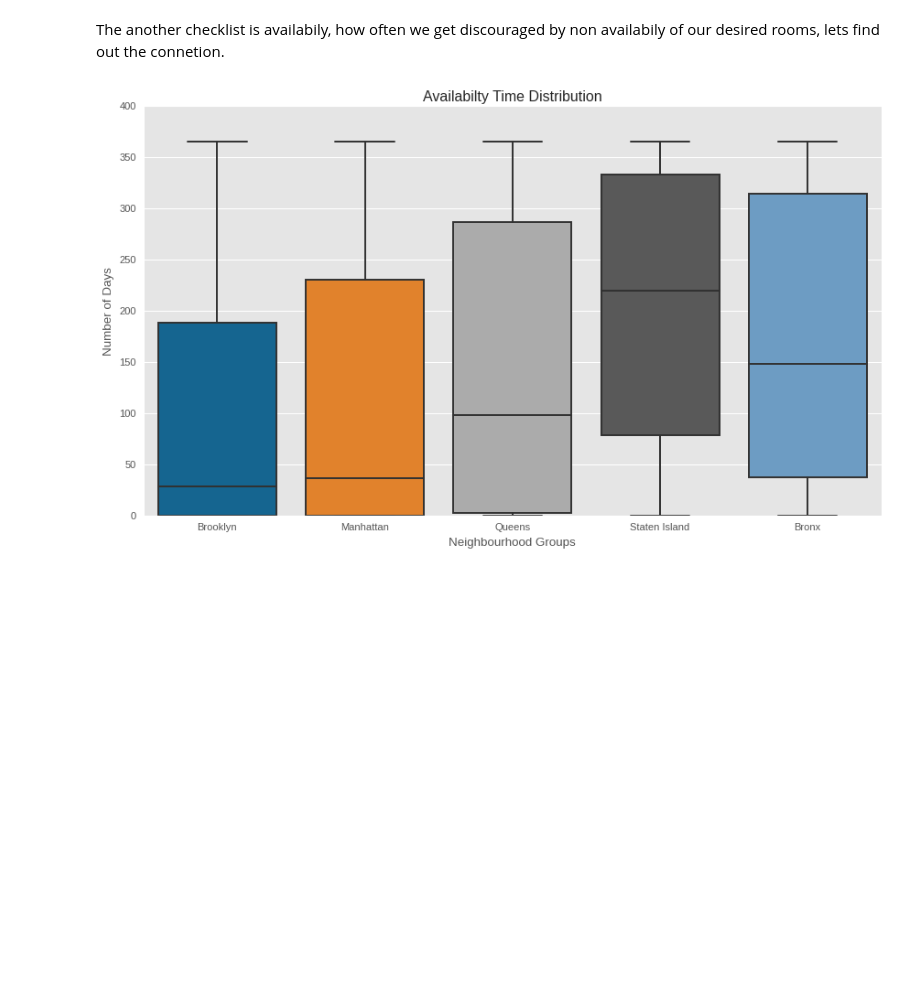
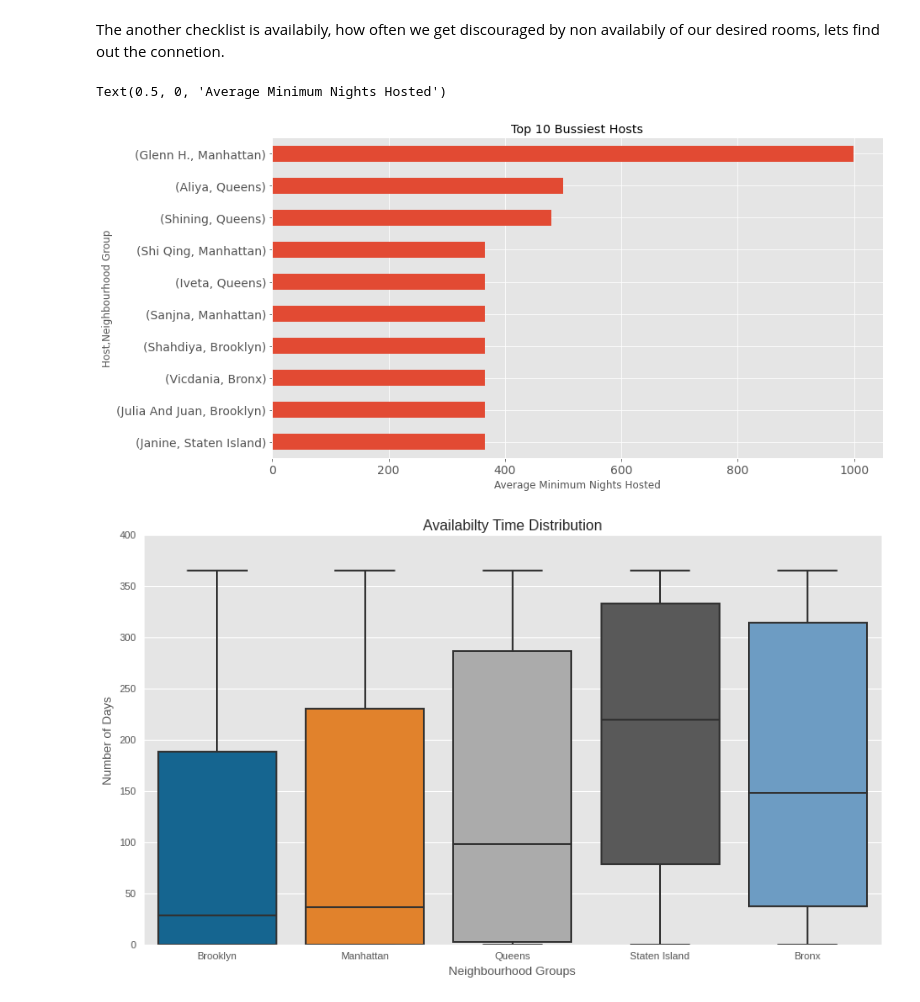
Before and after one commit to aaravpanchal/Ted-Talk-Views-Prediction-, a Jupyter notebook: EDA_AIRBNB_NYC_2019.ipynb, the cells around one changed output. Saved outputs shown, nothing was run; the diff lists cells and outputs as text; code cells hidden in the pictures; blank space fills up the shorter version.

```diff
--- a/EDA_AIRBNB_NYC_2019.ipynb
+++ b/EDA_AIRBNB_NYC_2019.ipynb
@@ -260,6 +219,16 @@ memory usage: 6.2+ MB
 Here we observed that, Queens holds the maximum satisfaction of customer and shares 70% of superhosts
 # %% [markdown]
 The another checklist is availabily, how often we get discouraged by non availabily of our desired rooms, lets find out the connetion.
+# %%
+bussiest_host=newdf.groupby(["host_name","neighbourhood_group"])["minimum_nights"].mean().sort_values(ascending=False).head(10)
+bussiest_host.sort_values().plot.barh(figsize=(13,7),fontsize=14)
+plt.style.use('ggplot')
+plt.title("Top 10 Bussiest Hosts")
+plt.ylabel("Host,Neighbourhood Group")
+plt.xlabel("Average Minimum Nights Hosted")
+# %% [output]
+Text(0.5, 0, 'Average Minimum Nights Hosted')
+[figure, added]
 # %%
 plt.style.use('tableau-colorblind10')
 plt.figure(figsize=(13,7))
```
Also changed, not shown: parts of 6 cells of this notebook.
